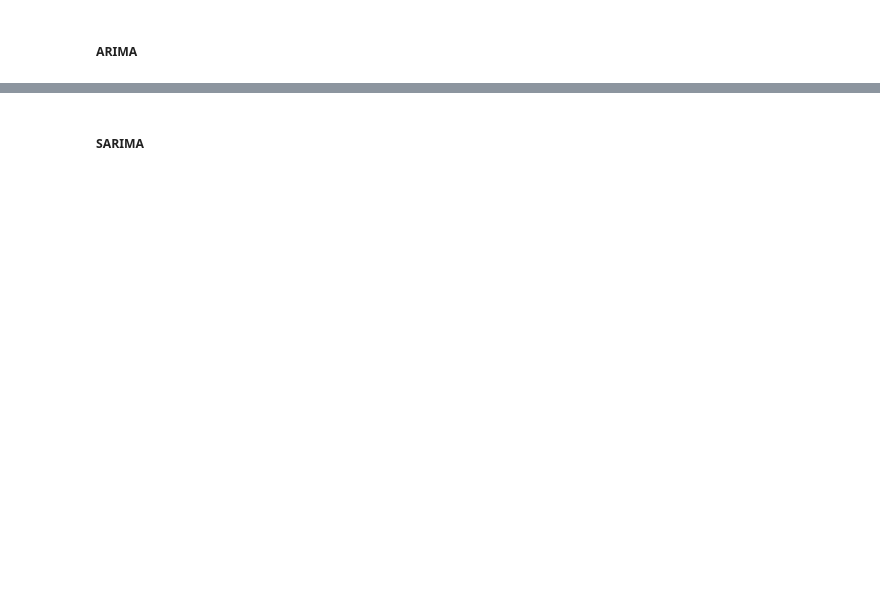
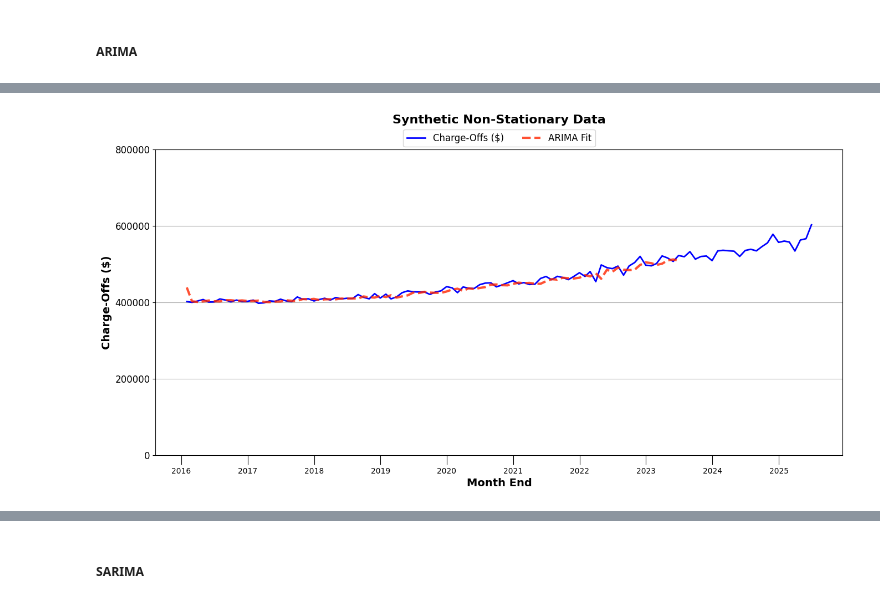
Before and after one commit to imoore99/arima_sarima, a Jupyter notebook: arima_sarima_forecasting.ipynb, the cells around one changed output, grey strips where cells are left out. Saved outputs shown, nothing was run; the diff lists cells and outputs as text; code cells hidden in the pictures; blank space fills up the shorter version.

```diff
--- a/arima_sarima_forecasting.ipynb
+++ b/arima_sarima_forecasting.ipynb
@@ -684 +712,5 @@ test_fitted_values(non_stationary['data'][-24:], non_stationary['arima_forecast'
+# %%
+plot_data(non_stationary, 'data', yticks, colors, title, 'Charge-Offs ($)', arima_trend=True)
+# %% [output]
+[figure, added]
 # %%
```
Also changed, not shown: parts of 11 cells of this notebook, 6 other files.
